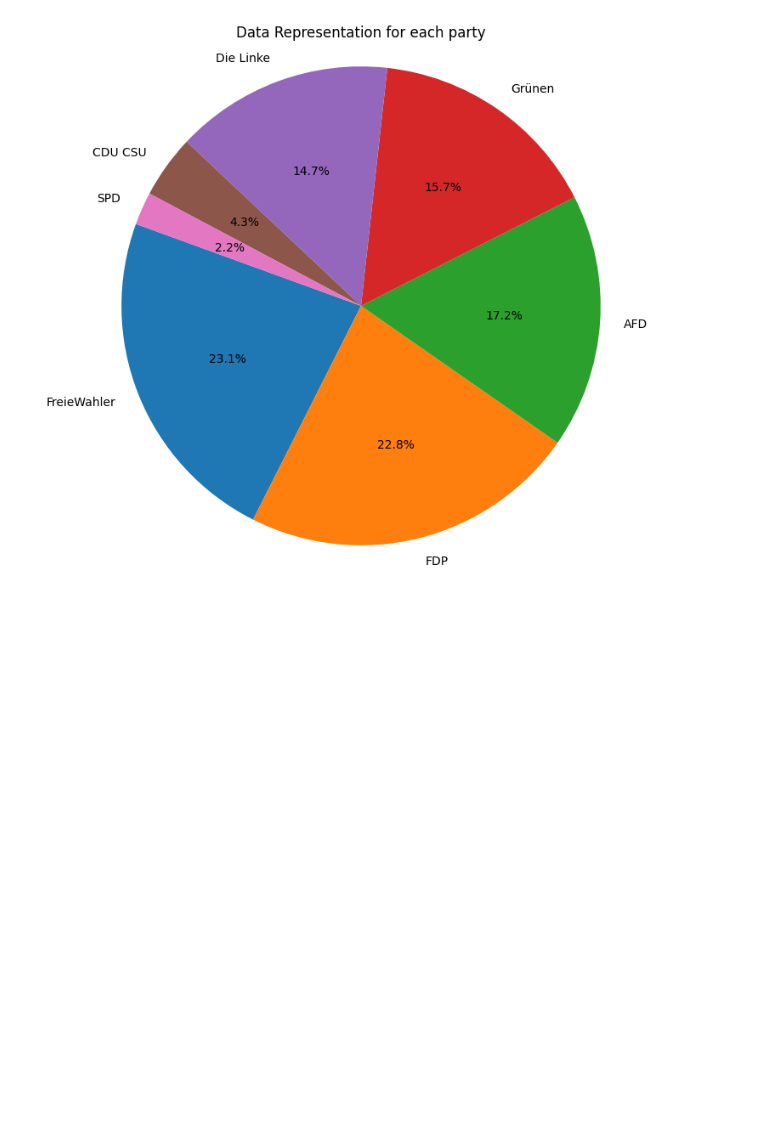
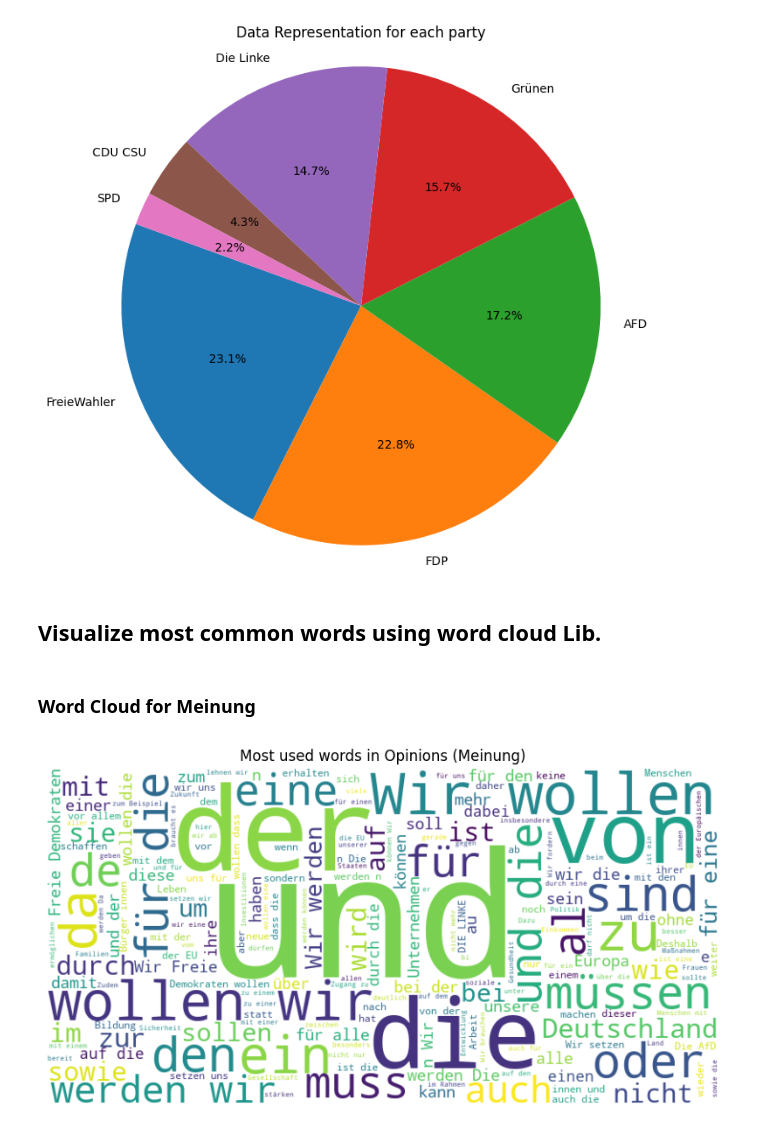
Before and after one commit to Abodx9/KI-BigData, a Jupyter notebook: Vektordatenbanken/Visualization.ipynb, the cells around one changed output. Drawn from its saved outputs; the diff is of its cells as text; code cells hidden in the pictures; blank space fills up the shorter version.

Commit message:
plot most common words

```diff
--- a/Vektordatenbanken/Visualization.ipynb
+++ b/Vektordatenbanken/Visualization.ipynb
@@ -37,3 +37,21 @@ plt.axis('equal')
 plt.show()
 # %% [output]
 [figure]
+# %% [markdown]
+##  Visualize most common words using word cloud Lib.
+# %% [markdown]
+###  Word Cloud for Meinung
+# %%
+from wordcloud import WordCloud
+import matplotlib.pyplot as plt
+
+t_meinung = " ".join(meinung for meinung in df['Meinung'].dropna())
+wc_meinung = WordCloud(width=800, height=400, background_color='white').generate(t_meinung)
+
+plt.figure(figsize=(10, 5))
+plt.imshow(wc_meinung, interpolation='bilinear')
+plt.axis("off")
+plt.title("Most used words in Opinions (Meinung)")
+plt.show()
+# %% [output]
+[figure, added]
```
Also changed, not shown: parts of 2 cells of this notebook.
